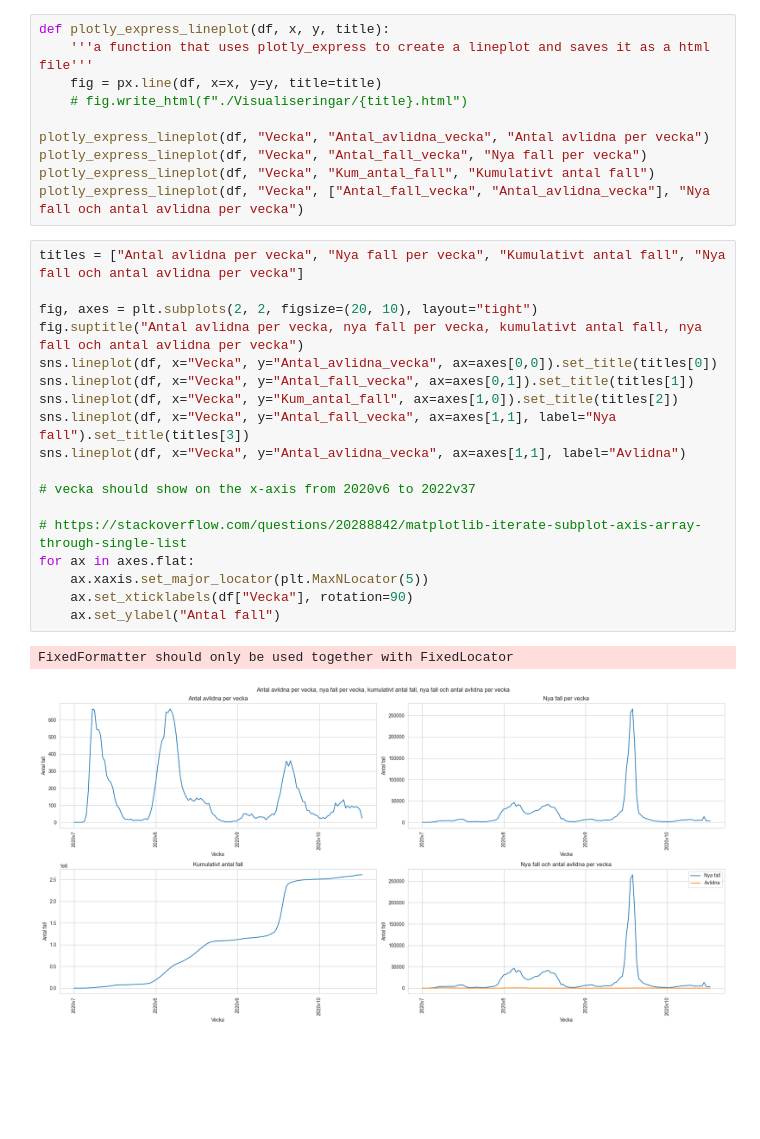
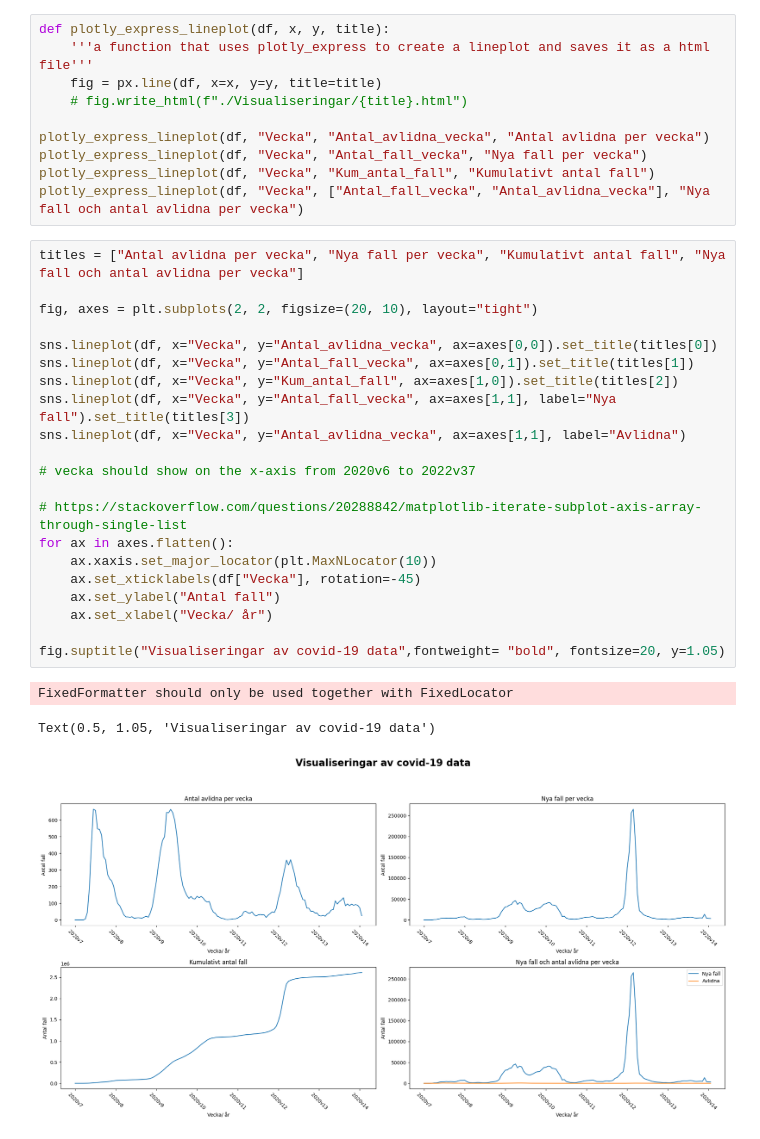
Before and after one commit to eliaselhaddad/Databehandling-Elias-El-Haddad, a Jupyter notebook: Labb_4/Uppgift_1.ipynb, the cells around one changed output. Saved outputs shown, nothing was run; the diff lists cells and outputs as text; blank space fills up the shorter version.

```diff
--- a/Labb_4/Uppgift_1.ipynb
+++ b/Labb_4/Uppgift_1.ipynb
@@ -129,21 +130,25 @@ plotly_express_lineplot(df, "Vecka", ["Antal_fall_vecka", "Antal_avlidna_vecka"]
 # %%
 titles = ["Antal avlidna per vecka", "Nya fall per vecka", "Kumulativt antal fall", "Nya fall och antal avlidna per vecka"]
 
 fig, axes = plt.subplots(2, 2, figsize=(20, 10), layout="tight")
-fig.suptitle("Antal avlidna per vecka, nya fall per vecka, kumulativt antal fall, nya fall och antal avlidna per vecka")
+
 sns.lineplot(df, x="Vecka", y="Antal_avlidna_vecka", ax=axes[0,0]).set_title(titles[0])
 sns.lineplot(df, x="Vecka", y="Antal_fall_vecka", ax=axes[0,1]).set_title(titles[1])
 sns.lineplot(df, x="Vecka", y="Kum_antal_fall", ax=axes[1,0]).set_title(titles[2])
 sns.lineplot(df, x="Vecka", y="Antal_fall_vecka", ax=axes[1,1], label="Nya fall").set_title(titles[3])
 sns.lineplot(df, x="Vecka", y="Antal_avlidna_vecka", ax=axes[1,1], label="Avlidna")
 
 # vecka should show on the x-axis from 2020v6 to 2022v37
 
 # https://stackoverflow.com/questions/20288842/matplotlib-iterate-subplot-axis-array-through-single-list
-for ax in axes.flat:
-    ax.xaxis.set_major_locator(plt.MaxNLocator(5))
-    ax.set_xticklabels(df["Vecka"], rotation=90)
+for ax in axes.flatten():
+    ax.xaxis.set_major_locator(plt.MaxNLocator(10))
+    ax.set_xticklabels(df["Vecka"], rotation=-45)
     ax.set_ylabel("Antal fall")
+    ax.set_xlabel("Vecka/ år")
+
+fig.suptitle("Visualiseringar av covid-19 data",fontweight= "bold", fontsize=20, y=1.05)
 # %% [output]
 FixedFormatter should only be used together with FixedLocator
+Text(0.5, 1.05, 'Visualiseringar av covid-19 data')
-[figure, old version]
+[figure, new version]
```
Also changed, not shown: parts of 2 cells of this notebook, 1 other file.
